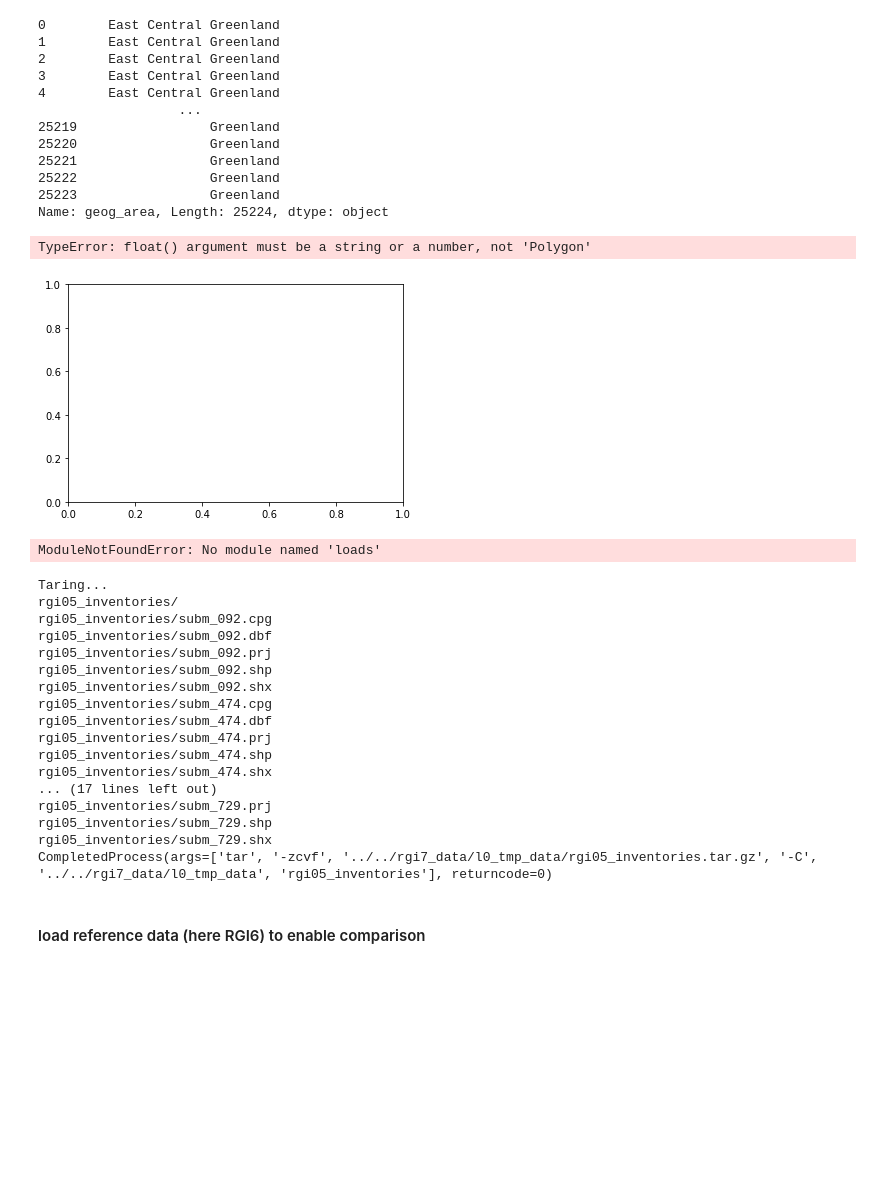
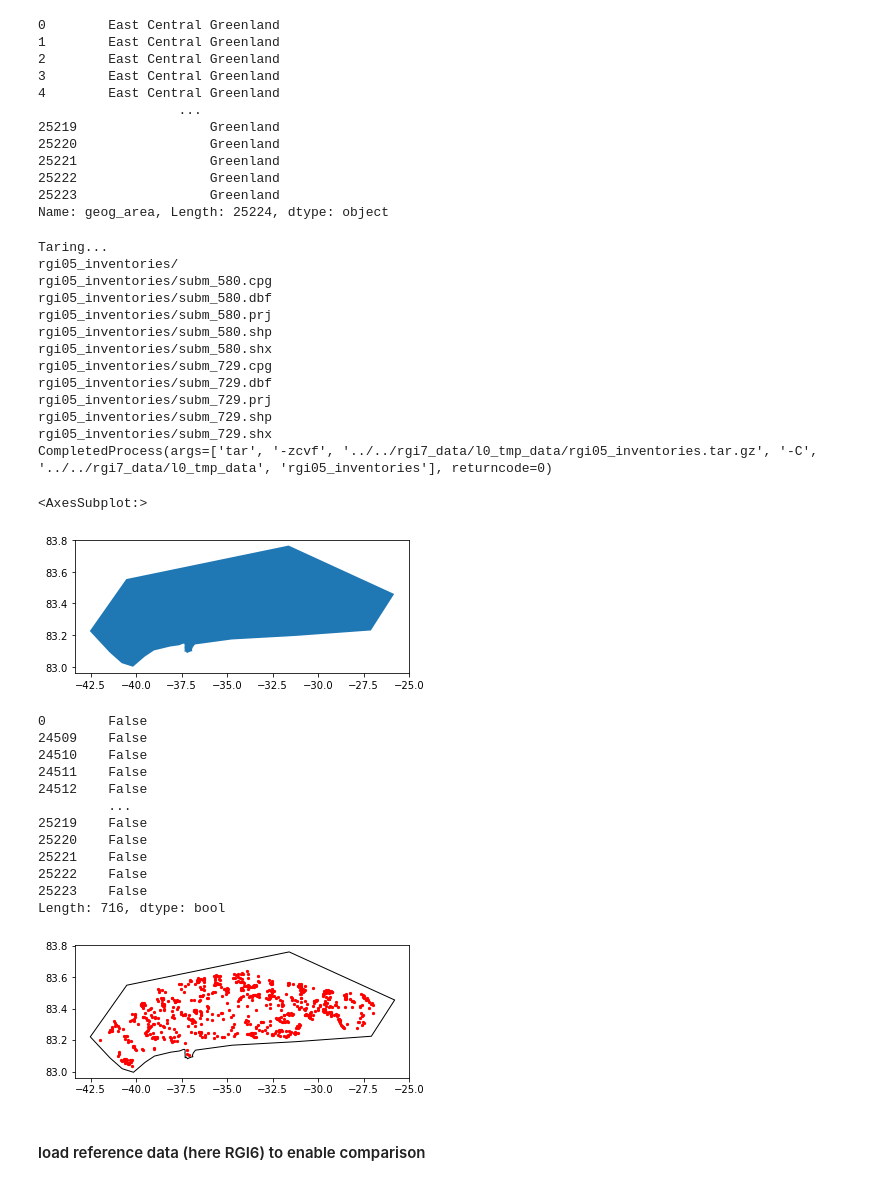
Before and after one commit to GLIMS-RGI/rgi7_scripts, a Jupyter notebook: workflow/RGI05.ipynb, the cells around one changed output. Drawn from its saved outputs; the diff is of its cells as text; code cells hidden in the pictures; blank space fills up the shorter version.

```diff
--- a/workflow/RGI05.ipynb
+++ b/workflow/RGI05.ipynb
@@ -80,17 +81,15 @@ Name: geog_area, Length: 25224, dtype: object
 # We use 'subm_id' = 580
 RGI_ss = shp.loc[shp['subm_id'] == 580].copy()
 
-GRI_ss_729 = shp.loc[shp['subm_id'] == 729].copy()
-polygon = GRI_ss_729.geometry.unary_union
+RGI_ss_729 = shp.loc[shp['subm_id'] == 729].copy()
+polygon = RGI_ss_729.geometry.unary_union
 
 #(RGI_ss != RGI_ss_old).sum() # subm_id 580 is exactly equivalent to shp['geog_area']=='Randolph Glacier Inventory; Umbrella RC for merging the RGI into GLIMS' -->
-# %% [output]
-TypeError: float() argument must be a string or a number, not 'Polygon'
-[figure, removed]
 # %%
-tmp = polygon.boundary
+#tmp = polygon.boundary
+
+#tmp
 #type(tmp)
-
 
 #import loads
 #from shapely.geometry import mapping
@@ -100,14 +99,12 @@ tmp = polygon.boundary
 #with fiona.open('multiline.shp', 'w', 'ESRI Shapefile', schema)  as output:
 #     output.write({'geometry':tmp,'properties': {'id':1}})
 #tmp.to_file(tmp_output_dir + f'/envelope.shp')
-# %% [output]
-ModuleNotFoundError: No module named 'loads'
 # %%
-#FRANCESC here add the 1978 new shapefile for the bad region
 # Write out selection in intermediate shape files for manual GIS review
+# (corresponding to subm_id = 580 (base inventory) and subm_id = 729 (region to be added).)
 tmp_output_dir = mkdir(os.path.join(data_dir, 'l0_tmp_data', 'rgi05_inventories'))
 tmp_output_dir_tar = mkdir(os.path.join(data_dir, 'l0_tmp_data'))
-for subid in shp.subm_id.unique():
+for subid in [580, 729]:
     s_loc = shp.loc[shp.subm_id == subid]
     s_loc.to_file(tmp_output_dir + f'/subm_{int(subid):03d}.shp')
 print('Taring...')
@@ -116,21 +113,56 @@ print(subprocess.run(['tar', '-zcvf', f'{tmp_output_dir_tar}/rgi05_inventories.t
 # %% [output]
 Taring...
 rgi05_inventories/
-rgi05_inventories/subm_092.cpg
-rgi05_inventories/subm_092.dbf
-rgi05_inventories/subm_092.prj
-rgi05_inventories/subm_092.shp
-rgi05_inventories/subm_092.shx
-rgi05_inventories/subm_474.cpg
-rgi05_inventories/subm_474.dbf
-rgi05_inventories/subm_474.prj
-rgi05_inventories/subm_474.shp
-rgi05_inventories/subm_474.shx
-... (17 lines left out)
+rgi05_inventories/subm_580.cpg
+rgi05_inventories/subm_580.dbf
+rgi05_inventories/subm_580.prj
+rgi05_inventories/subm_580.shp
+rgi05_inventories/subm_580.shx
+rgi05_inventories/subm_729.cpg
+rgi05_inventories/subm_729.dbf
 rgi05_inventories/subm_729.prj
 rgi05_inventories/subm_729.shp
 rgi05_inventories/subm_729.shx
 CompletedProcess(args=['tar', '-zcvf', '../../rgi7_data/l0_tmp_data/rgi05_inventories.tar.gz', '-C', '../../rgi7_data/l0_tmp_data', 'rgi05_inventories'], returncode=0)
+# %%
+# Read box containing glaciers with subm_id = 729
+#filename = 'tar:///' + data_dir + f'/l0_tmp_data/rgi{reg:02d}_north_outline_sel_box.zip/rgi{reg:02d}_north_outline_sel_box.shp'
+#print(filename)
+#shp = gpd.read_file(filename)
+
+# For some reason I cannot open ".tar" or ".zip".
+# It may have something to do with the fact that I have the data in the windows partition + simbolic link, not in ubuntu.
+filename = data_dir + f'/l0_tmp_data/rgi{reg:02d}_north_outline_sel_box/rgi{reg:02d}_north_outline_sel_box.shp'
+shp = gpd.read_file(filename)
+
+shp.plot()
+# %% [output]
+<AxesSubplot:>
+[figure, added]
+# %%
+# create geographical points
+#from shapely.geometry import Point
+
+RGI_ss_729 = gpd.GeoDataFrame(RGI_ss_729, geometry=gpd.points_from_xy(RGI_ss_729.CenLon, RGI_ss_729.CenLat, crs=shp.crs))
+
+base = shp.plot(color='white', edgecolor='black')
+RGI_ss_729.plot(ax=base, marker='o', color='red', markersize=5)
+
+RGI_ss_729.geometry.within(shp.envelope) # i don't understand why it says the points are not inside the shapefile!!!
+# %% [output]
+0        False
+24509    False
+24510    False
+24511    False
+24512    False
+         ...
+25219    False
+25220    False
+25221    False
+25222    False
+25223    False
+Length: 716, dtype: bool
+[figure, added]
 # %% [markdown]
 #### load reference data (here RGI6) to enable comparison
 # %%
```
Also changed, not shown: parts of 2 cells of this notebook.
